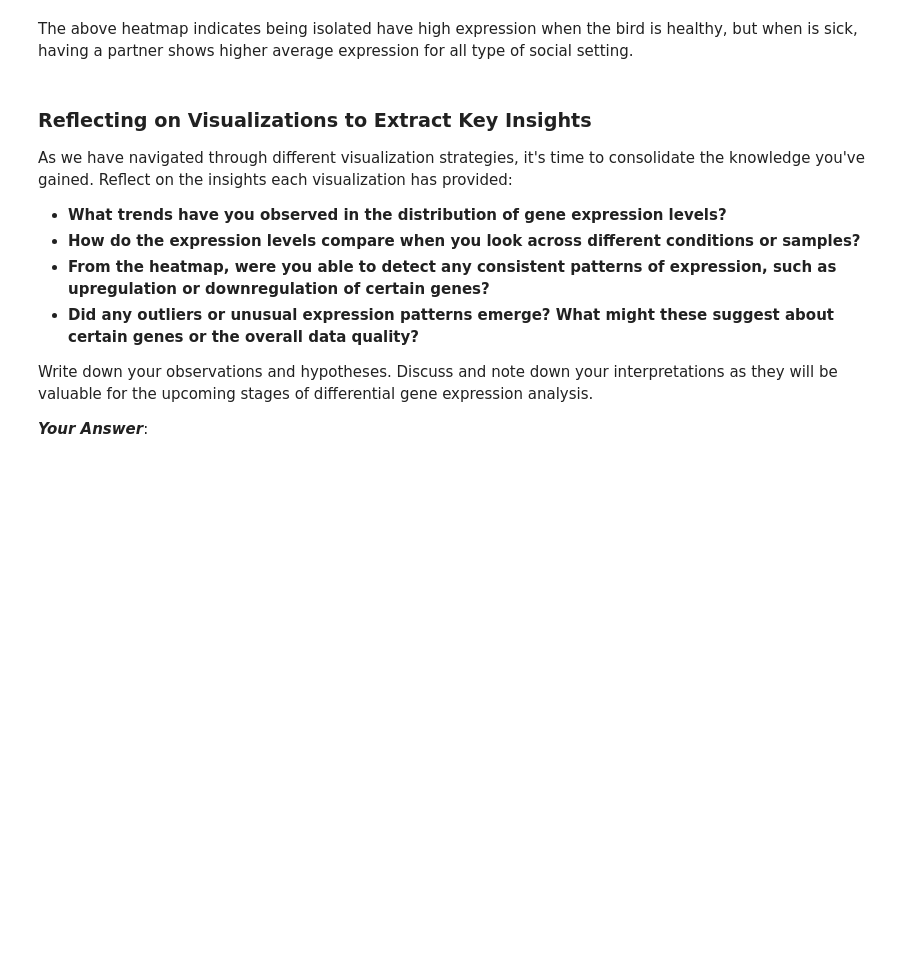
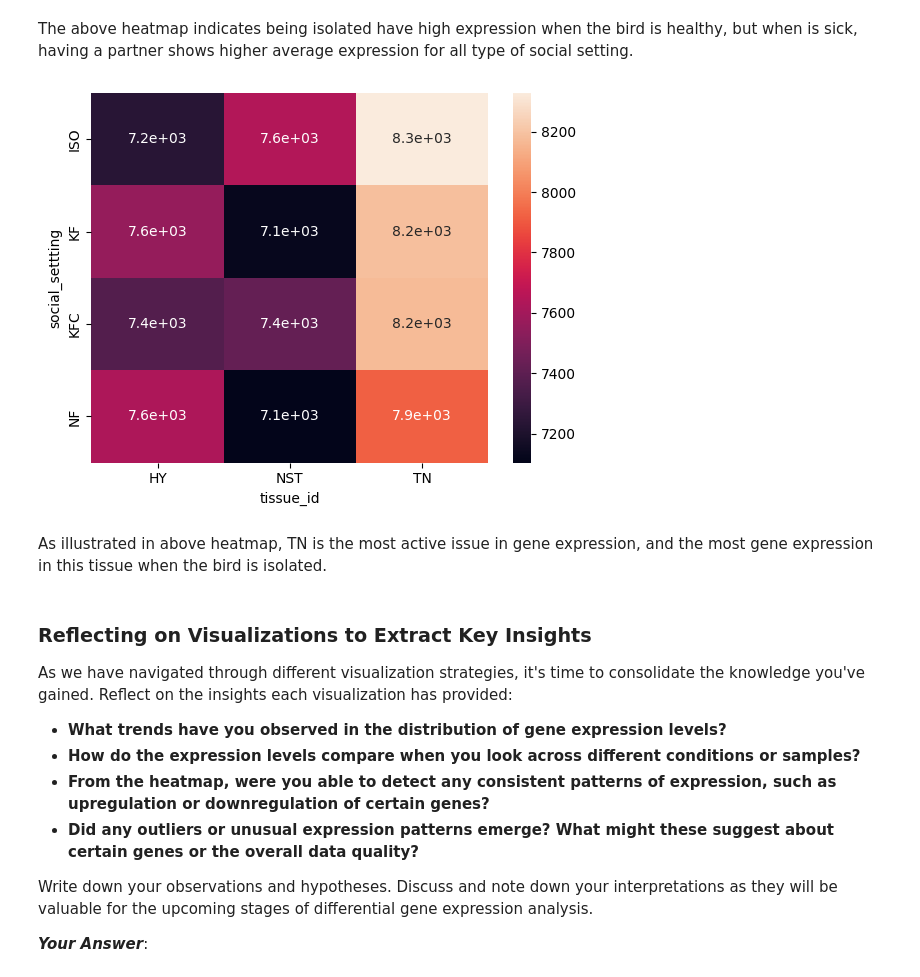
Before and after one commit to alirezanobakht13/Intro-bioinformatics, a Jupyter notebook: tasks/the-songbird-study/SongBirdStudy.ipynb, the cells around one changed output. Drawn from its saved outputs; the diff is of its cells as text; code cells hidden in the pictures; blank space fills up the shorter version.

Commit message:
Add tissue social setting heatmap

```diff
--- a/tasks/the-songbird-study/SongBirdStudy.ipynb
+++ b/tasks/the-songbird-study/SongBirdStudy.ipynb
@@ -829,6 +836,20 @@ plt.show()
 [figure]
 # %% [markdown]
 The above heatmap indicates being isolated have high expression when the bird is healthy, but when is sick, having a partner shows higher average expression for all type of social setting.
+# %%
+tissue_social_df = df.drop(columns=['sample_id', 'study_group'])
+tissues = ['HY', 'TN', 'NST']
+for t in tissues:
+    tissue_social_df.loc[tissue_social_df['tissue_id'].str.startswith(t), 'tissue_id'] = t
+
+tissue_social_df = tissue_social_df.groupby(['social_settting','tissue_id']).mean().reset_index()
+tissue_social_df.insert(2,'value', tissue_social_df.drop(columns=['social_settting','tissue_id']).mean(axis=1))
+sns.heatmap(tissue_social_df.pivot(index='social_settting', columns='tissue_id', values='value'), annot=True)
+plt.show()
+# %% [output]
+[figure, added]
+# %% [markdown]
+As illustrated in above heatmap, TN is the most active issue in gene expression, and the most gene expression in this tissue when the bird is isolated.
 # %% [markdown]
 ### Reflecting on Visualizations to Extract Key Insights
 
```
Also changed, not shown: parts of 1 cell of this notebook.
